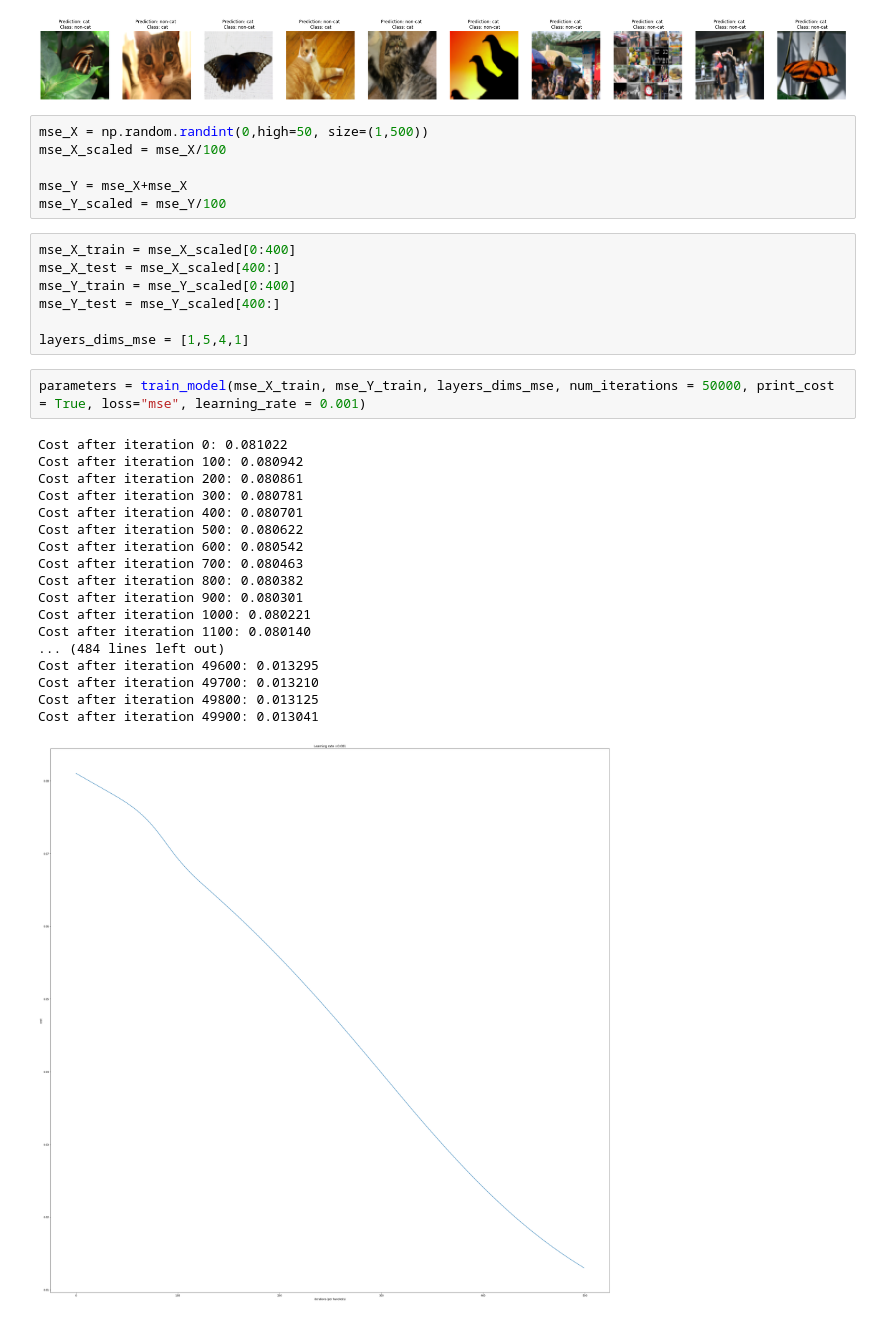
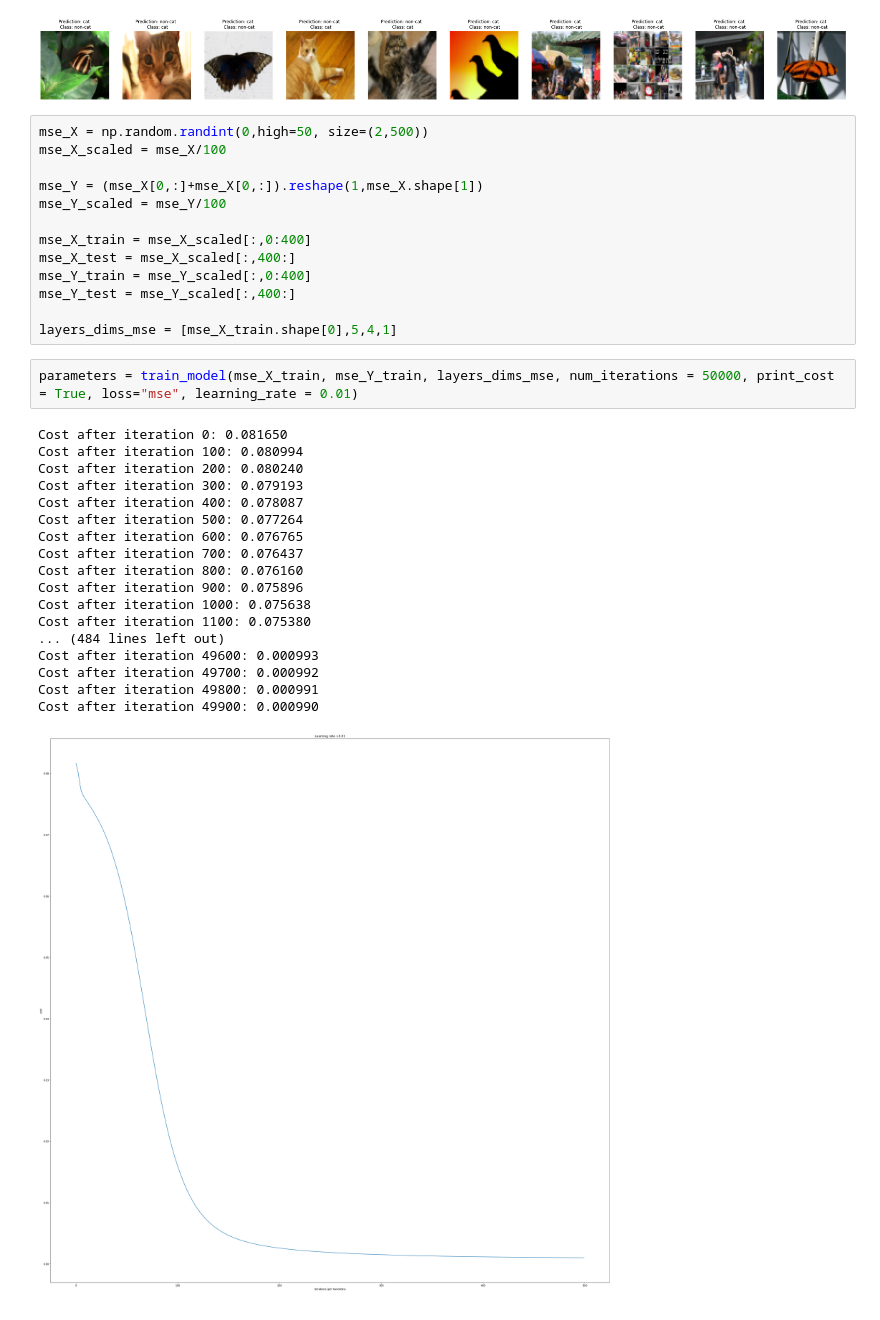
Before and after one commit to simonme42/ANN_experiments, a Jupyter notebook: ANN_from_scratch.ipynb, the cells around one changed output. Drawn from its saved outputs; the diff is of its cells as text.

```diff
--- a/ANN_from_scratch.ipynb
+++ b/ANN_from_scratch.ipynb
@@ -533,36 +546,36 @@ print_mislabeled_images(classes, test_x, test_y, pred_test)
 # %% [output]
 [figure]
 # %%
-mse_X = np.random.randint(0,high=50, size=(1,500))
+mse_X = np.random.randint(0,high=50, size=(2,500))
 mse_X_scaled = mse_X/100
 
-mse_Y = mse_X+mse_X
+mse_Y = (mse_X[0,:]+mse_X[0,:]).reshape(1,mse_X.shape[1])
 mse_Y_scaled = mse_Y/100
+
+mse_X_train = mse_X_scaled[:,0:400]
+mse_X_test = mse_X_scaled[:,400:]
+mse_Y_train = mse_Y_scaled[:,0:400]
+mse_Y_test = mse_Y_scaled[:,400:]
+
+layers_dims_mse = [mse_X_train.shape[0],5,4,1]
-# %%
-mse_X_train = mse_X_scaled[0:400]
-mse_X_test = mse_X_scaled[400:]
-mse_Y_train = mse_Y_scaled[0:400]
-mse_Y_test = mse_Y_scaled[400:]
-
-layers_dims_mse = [1,5,4,1]
 # %%
-parameters = train_model(mse_X_train, mse_Y_train, layers_dims_mse, num_iterations = 50000, print_cost = True, loss="mse", learning_rate = 0.001)
+parameters = train_model(mse_X_train, mse_Y_train, layers_dims_mse, num_iterations = 50000, print_cost = True, loss="mse", learning_rate = 0.01)
 # %% [output]
-Cost after iteration 0: 0.081022
-Cost after iteration 100: 0.080942
-Cost after iteration 200: 0.080861
-Cost after iteration 300: 0.080781
-Cost after iteration 400: 0.080701
-Cost after iteration 500: 0.080622
-Cost after iteration 600: 0.080542
-Cost after iteration 700: 0.080463
-Cost after iteration 800: 0.080382
-Cost after iteration 900: 0.080301
-Cost after iteration 1000: 0.080221
-Cost after iteration 1100: 0.080140
+Cost after iteration 0: 0.081650
+Cost after iteration 100: 0.080994
+Cost after iteration 200: 0.080240
+Cost after iteration 300: 0.079193
+Cost after iteration 400: 0.078087
+Cost after iteration 500: 0.077264
+Cost after iteration 600: 0.076765
+Cost after iteration 700: 0.076437
+Cost after iteration 800: 0.076160
+Cost after iteration 900: 0.075896
+Cost after iteration 1000: 0.075638
+Cost after iteration 1100: 0.075380
 ... (484 lines left out)
-Cost after iteration 49600: 0.013295
-Cost after iteration 49700: 0.013210
-Cost after iteration 49800: 0.013125
-Cost after iteration 49900: 0.013041
+Cost after iteration 49600: 0.000993
+Cost after iteration 49700: 0.000992
+Cost after iteration 49800: 0.000991
+Cost after iteration 49900: 0.000990
-[figure, old version]
+[figure, new version]
```
Also changed, not shown: parts of 9 cells of this notebook.
